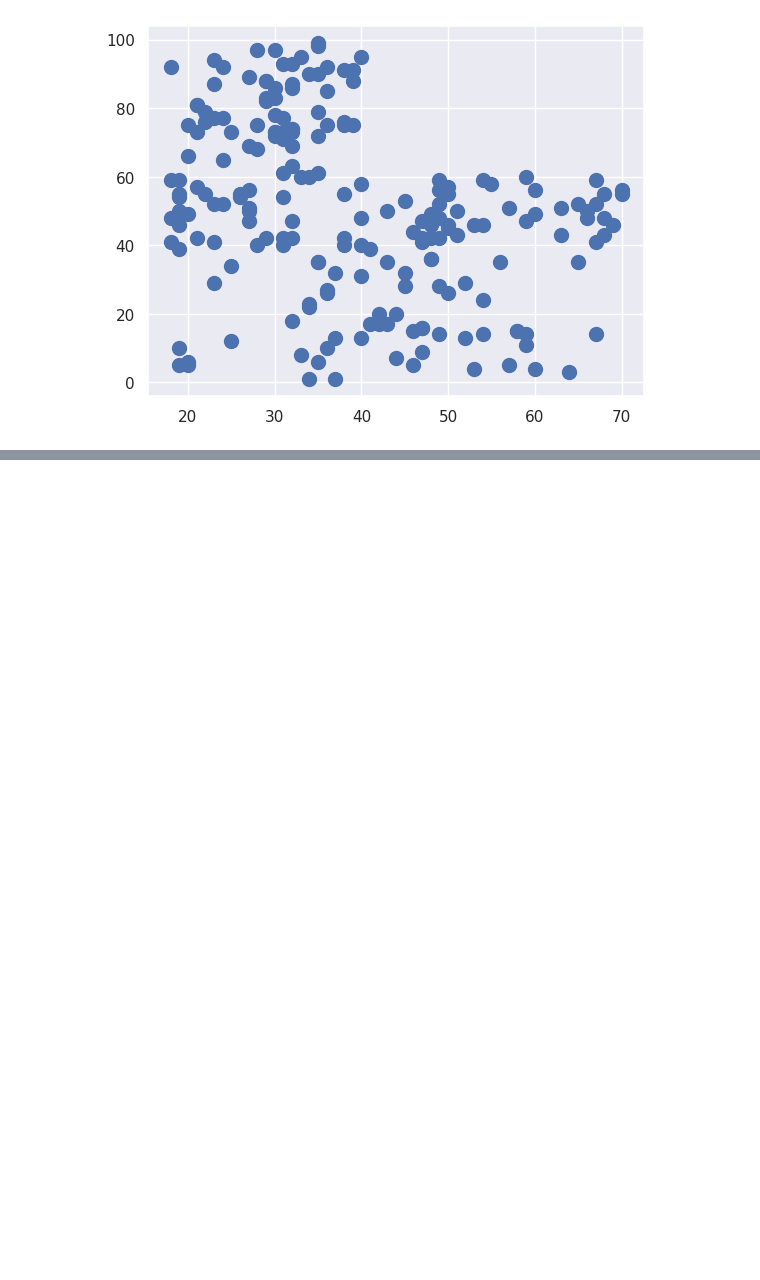
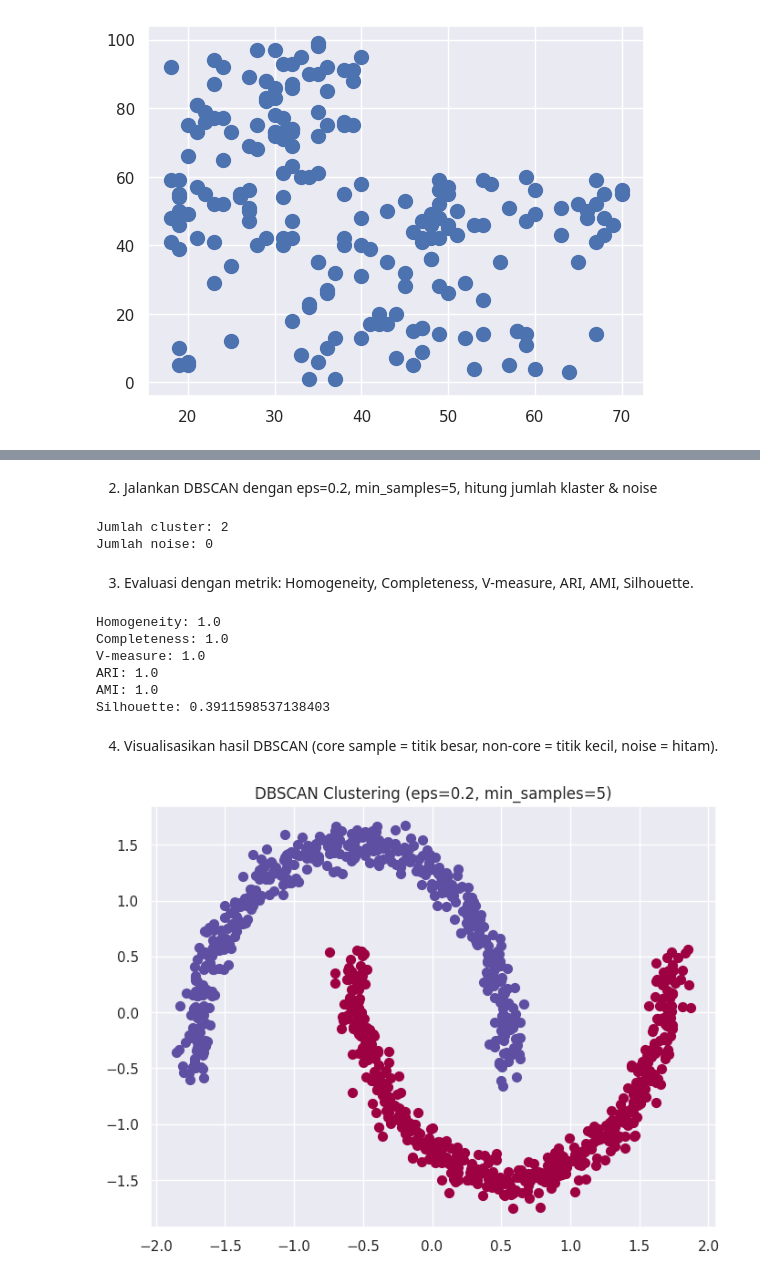
Before and after one commit to afifahnisa17/machine_learning, a Jupyter notebook: jobsheet4.ipynb, the cells around one changed output, grey strips where cells are left out. Cells and saved outputs as stored; diff of their text form; code cells hidden in the pictures; blank space fills up the shorter version.

```diff
--- a/jobsheet4.ipynb
+++ b/jobsheet4.ipynb
@@ -493 +522,80 @@ plt.scatter(X.iloc[:, 0], X.iloc[:, 1], s = 100)
+# %% [markdown]
+2. Jalankan DBSCAN dengan eps=0.2, min_samples=5, hitung jumlah klaster & noise
+# %%
+from sklearn.cluster import DBSCAN
+
+# DBSCAN awal
+db = DBSCAN(eps=0.2, min_samples=5).fit(X)
+labels = db.labels_
+
+# Hitung jumlah cluster (selain noise = -1)
+n_clusters = len(set(labels)) - (1 if -1 in labels else 0)
+n_noise = list(labels).count(-1)
+
+print("Jumlah cluster:", n_clusters)
+print("Jumlah noise:", n_noise)
+# %% [output]
+Jumlah cluster: 2
+Jumlah noise: 0
+# %% [markdown]
+3. Evaluasi dengan metrik: Homogeneity, Completeness, V-measure, ARI, AMI, Silhouette.
+# %%
+from sklearn.metrics import homogeneity_score, completeness_score, v_measure_score
+from sklearn.metrics import adjusted_rand_score, adjusted_mutual_info_score, silhouette_score
+
+# Evaluasi clustering
+hom = homogeneity_score(y_true, labels)
+com = completeness_score(y_true, labels)
+v_measure = v_measure_score(y_true, labels)
+ari = adjusted_rand_score(y_true, labels)
+ami = adjusted_mutual_info_score(y_true, labels)
+
+# Silhouette butuh minimal 2 cluster
+sil = silhouette_score(X, labels) if n_clusters > 1 else -1
+
+print("Homogeneity:", hom)
+print("Completeness:", com)
+print("V-measure:", v_measure)
+print("ARI:", ari)
+print("AMI:", ami)
+print("Silhouette:", sil)
+# %% [output]
+Homogeneity: 1.0
+Completeness: 1.0
+V-measure: 1.0
+ARI: 1.0
+AMI: 1.0
+Silhouette: 0.3911598537138403
+# %% [markdown]
+4. Visualisasikan hasil DBSCAN (core sample = titik besar, non-core = titik kecil, noise = hitam).
+# %%
+import matplotlib.pyplot as plt
+import numpy as np
+
+# Mask core sample
+core_samples_mask = np.zeros_like(labels, dtype=bool)
+core_samples_mask[db.core_sample_indices_] = True
+
+unique_labels = set(labels)
+colors = plt.cm.Spectral(np.linspace(0, 1, len(unique_labels)))
+
+plt.figure(figsize=(8, 6))
+for k, col in zip(unique_labels, colors):
+    if k == -1:
+        # Noise = hitam
+        col = [0, 0, 0, 1]
+    class_member_mask = (labels == k)
+
+    # Core points
+    xy = X[class_member_mask & core_samples_mask]
+    plt.scatter(xy[:, 0], xy[:, 1], s=50, c=[col], marker='o')
+
+    # Non-core points
+    xy = X[class_member_mask & ~core_samples_mask]
+    plt.scatter(xy[:, 0], xy[:, 1], s=15, c=[col], marker='o')
+
+plt.title("DBSCAN Clustering (eps=0.2, min_samples=5)")
+plt.show()
+# %% [output]
+[figure, added]
 # %% [markdown]
```
Also changed, not shown: parts of 14 cells of this notebook.
